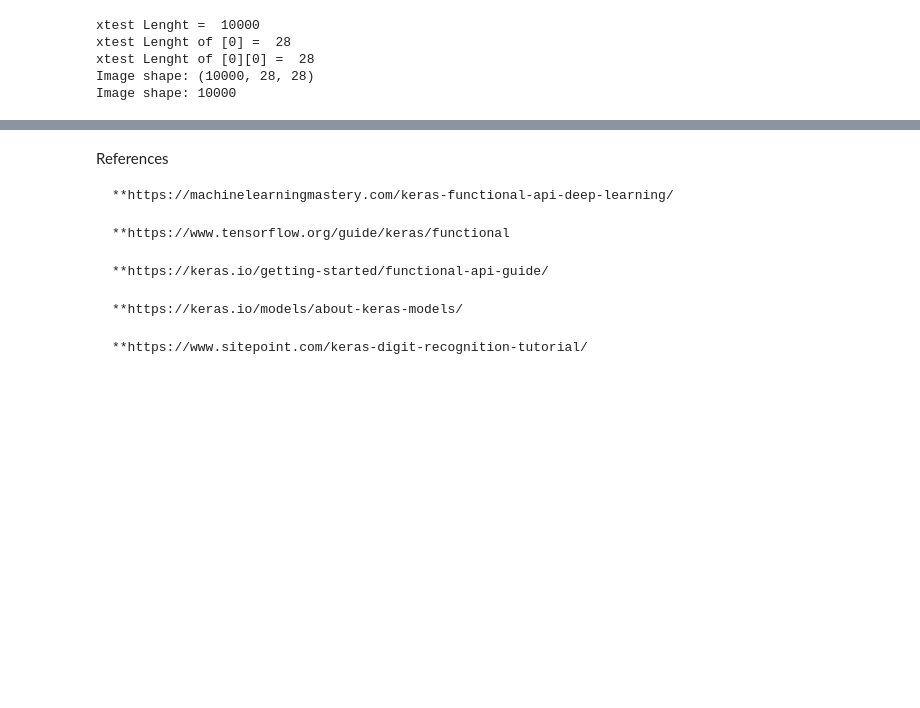
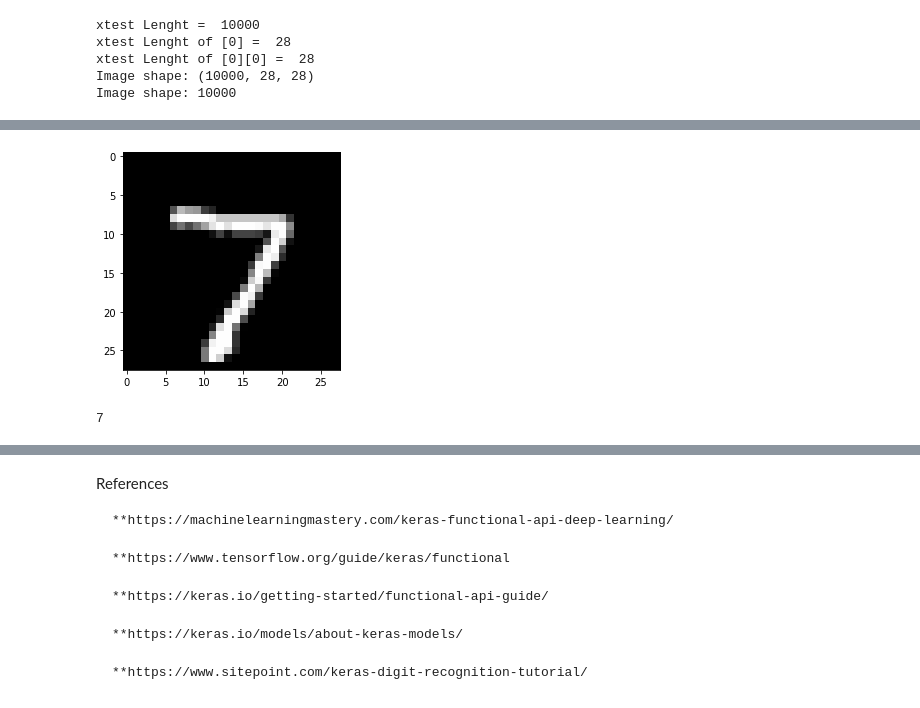
Before and after one commit to ArekMamala/EmergingTechnologies, a Jupyter notebook: AssignmentNotebook-ArkadiuszMamala.ipynb, the cells around one changed output, grey strips where cells are left out. Cells and saved outputs as stored; diff of their text form; code cells hidden in the pictures; blank space fills up the shorter version.

```diff
--- a/AssignmentNotebook-ArkadiuszMamala.ipynb
+++ b/AssignmentNotebook-ArkadiuszMamala.ipynb
@@ -28,11 +32,13 @@ import tensorflow as tf
 mnist = tf.keras.datasets.mnist
 # 28x 28 image of hand written didgits 0-9
 # %%
-#This Load_data() method returns both the training and testing sets
+# This Load_data() method returns both the training and testing sets
 (x_train, y_train), (x_test, y_test) = mnist.load_data()
+x_train = x_train.reshape(60000, 784)
+x_test = x_test.reshape(10000, 784)
 
-# Normalizing the data
-# This scales values from 0 - 1 makes itg easier for network to learn
-# For both x_test and x_train
-x_train = tf.keras.utils.normalize(x_train, axis=1)
-x_test = tf.keras.utils.normalize(x_test, axis=1)
+x_train = x_train.astype('float32')
+x_test = x_test.astype('float32')
+
+x_train = x_train/255
+x_test = x_test/255
@@ -118,10 +124,10 @@ Non-trainable params: 0
 _________________________________________________________________
 # %%
 # Saving the Model as AreksModel.model
-model.save('AreksModel.model')
+model.save('AreksModel.h5')
 # Loading the saved model
 # Save it in a variable new_model
-new_model = tf.keras.models.load_model('AreksModel.model')
+new_model = tf.keras.models.load_model('AreksModel.h5')
 predictions = new_model.predict(x_test)
 print(predictions)
 # %% [output]
@@ -174,0 +170,11 @@ prediction = 1
+# %%
+plt.imshow(x_test[0].reshape(28, 28), cmap="gray")
+plt.show()
+
+# Returns normalized output for each digit and also uses argmax to return the actual prediction
+# print(loadedModel.predict(test_img[77:78])
+np.argmax(new_model.predict(x_test[0:1]))
+print(np.argmax(new_model.predict(x_test[0:1])))
+# %% [output]
+[figure, added]
+7
```
Also changed, not shown: parts of 11 cells of this notebook, 2 other files.
